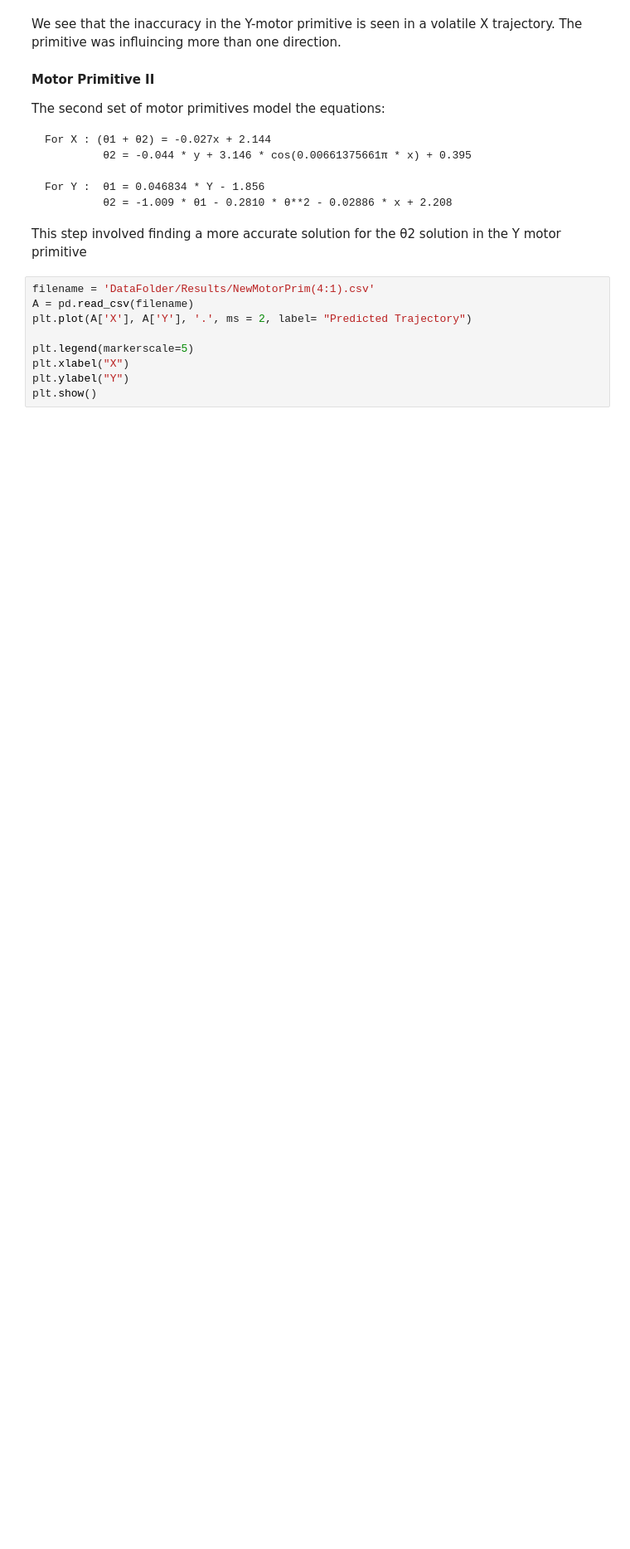
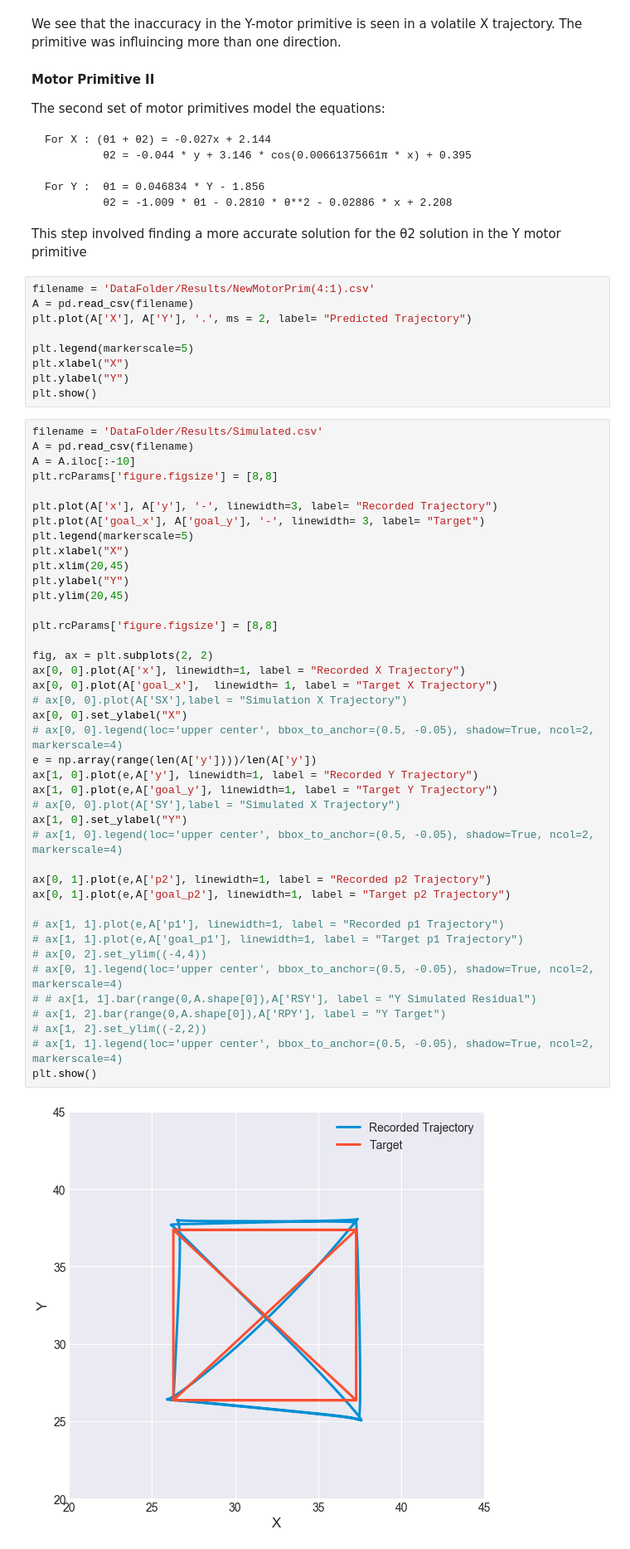
Before and after one commit to webb-ben/Thesis-Code, a Jupyter notebook: Visualization.ipynb, the cells around one changed output. Shown: that part at 83% size. Drawn from its saved outputs; the diff is of its cells as text; blank space fills up the shorter version.

```diff
--- a/Visualization.ipynb
+++ b/Visualization.ipynb
@@ -290,3 +287,46 @@ plt.legend(markerscale=5)
 plt.xlabel("X")
 plt.ylabel("Y")
 plt.show()
+# %%
+filename = 'DataFolder/Results/Simulated.csv'
+A = pd.read_csv(filename)
+A = A.iloc[:-10]
+plt.rcParams['figure.figsize'] = [8,8]
+
+plt.plot(A['x'], A['y'], '-', linewidth=3, label= "Recorded Trajectory")
+plt.plot(A['goal_x'], A['goal_y'], '-', linewidth= 3, label= "Target")
+plt.legend(markerscale=5)
+plt.xlabel("X")
+plt.xlim(20,45)
+plt.ylabel("Y")
+plt.ylim(20,45)
+
+plt.rcParams['figure.figsize'] = [8,8]
+
+fig, ax = plt.subplots(2, 2)
+ax[0, 0].plot(A['x'], linewidth=1, label = "Recorded X Trajectory")
+ax[0, 0].plot(A['goal_x'],  linewidth= 1, label = "Target X Trajectory")
+# ax[0, 0].plot(A['SX'],label = "Simulation X Trajectory")
+ax[0, 0].set_ylabel("X")
+# ax[0, 0].legend(loc='upper center', bbox_to_anchor=(0.5, -0.05), shadow=True, ncol=2, markerscale=4)
+e = np.array(range(len(A['y'])))/len(A['y'])
+ax[1, 0].plot(e,A['y'], linewidth=1, label = "Recorded Y Trajectory")
+ax[1, 0].plot(e,A['goal_y'], linewidth=1, label = "Target Y Trajectory")
+# ax[0, 0].plot(A['SY'],label = "Simulated X Trajectory")
+ax[1, 0].set_ylabel("Y")
+# ax[1, 0].legend(loc='upper center', bbox_to_anchor=(0.5, -0.05), shadow=True, ncol=2, markerscale=4)
+
+ax[0, 1].plot(e,A['p2'], linewidth=1, label = "Recorded p2 Trajectory")
+ax[0, 1].plot(e,A['goal_p2'], linewidth=1, label = "Target p2 Trajectory")
+
+# ax[1, 1].plot(e,A['p1'], linewidth=1, label = "Recorded p1 Trajectory")
+# ax[1, 1].plot(e,A['goal_p1'], linewidth=1, label = "Target p1 Trajectory")
+# ax[0, 2].set_ylim((-4,4))
+# ax[0, 1].legend(loc='upper center', bbox_to_anchor=(0.5, -0.05), shadow=True, ncol=2, markerscale=4)
+# # ax[1, 1].bar(range(0,A.shape[0]),A['RSY'], label = "Y Simulated Residual")
+# ax[1, 2].bar(range(0,A.shape[0]),A['RPY'], label = "Y Target")
+# ax[1, 2].set_ylim((-2,2))
+# ax[1, 1].legend(loc='upper center', bbox_to_anchor=(0.5, -0.05), shadow=True, ncol=2, markerscale=4)
+plt.show()
+# %% [output]
+[figure, added]
```
Also changed, not shown: parts of 11 cells of this notebook, 4 other files.
